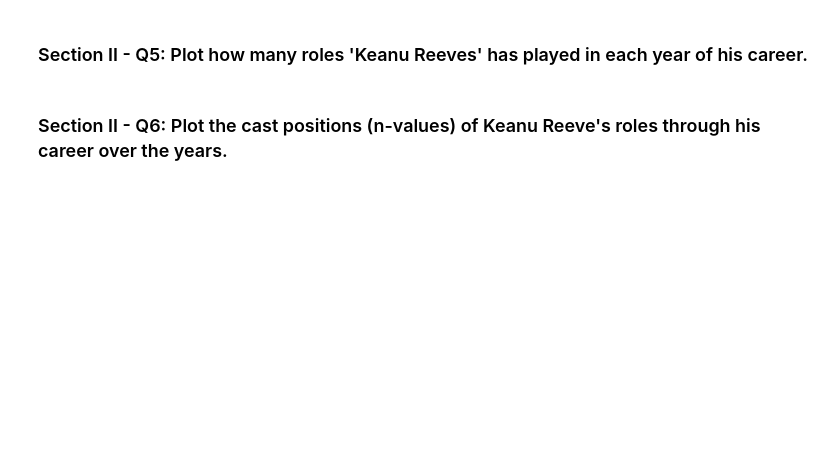
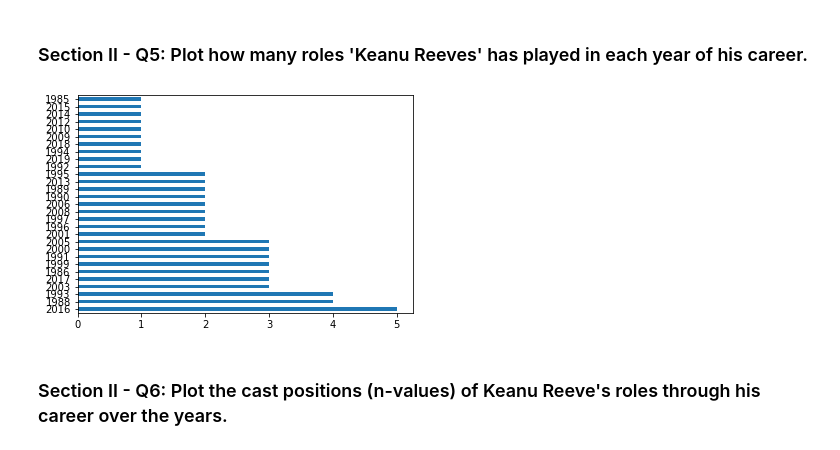
Before and after one commit to narek-g/mec-mini-projects, a Jupyter notebook: mec-5.3.10-data-wranging-with-pandas-mini-project/Mini_Project_Data_Wrangling_Pandas.ipynb, the cells around one changed output. Drawn from its saved outputs; the diff is of its cells as text; code cells hidden in the pictures; blank space fills up the shorter version.

```diff
--- a/mec-5.3.10-data-wranging-with-pandas-mini-project/Mini_Project_Data_Wrangling_Pandas.ipynb
+++ b/mec-5.3.10-data-wranging-with-pandas-mini-project/Mini_Project_Data_Wrangling_Pandas.ipynb
@@ -392,4 +478,8 @@ top_ten.plot(kind='barh')
 # %% [markdown]
 ### Section II - Q5: Plot how many roles 'Keanu Reeves' has played in each year of his career.
+# %%
+keanu = cast[cast.name == 'Keanu Reeves'].year.value_counts().plot(kind='barh')
+# %% [output]
+[figure, added]
 # %% [markdown]
 ### Section II - Q6: Plot the cast positions (n-values) of Keanu Reeve's roles through his career over the years.
```
Also changed, not shown: parts of 21 cells of this notebook.
